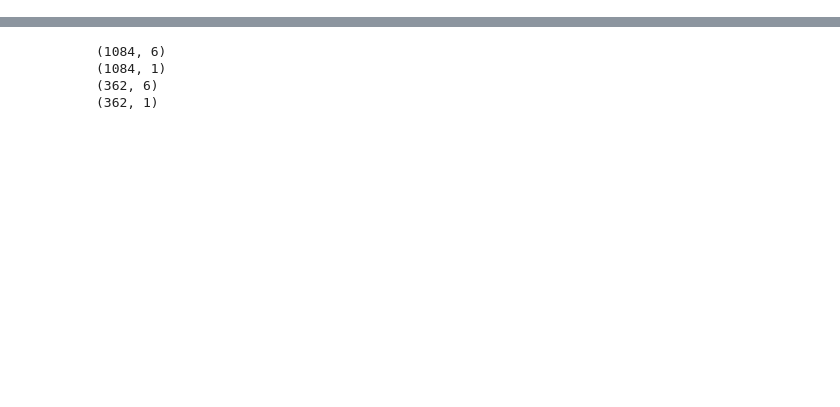
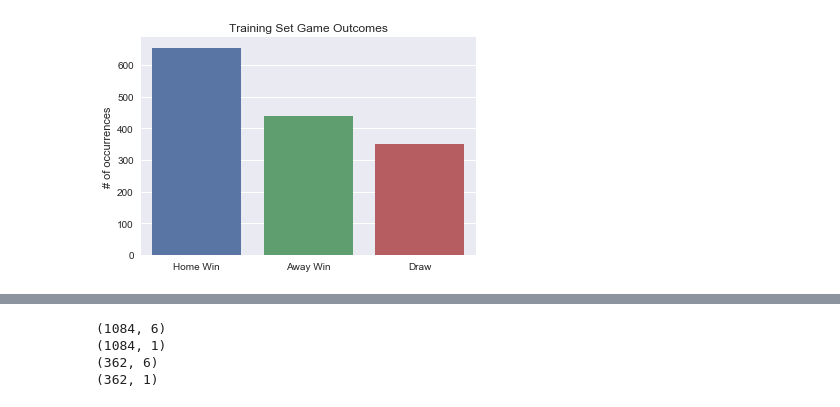
Before and after one commit to MikeStrenk/Modeling-the-World-Cup-2018, a Jupyter notebook: worldcup2018_predictions.ipynb, the cells around one changed output, grey strips where cells are left out. Saved outputs shown, nothing was run; the diff lists cells and outputs as text; code cells hidden in the pictures; blank space fills up the shorter version.

```diff
--- a/worldcup2018_predictions.ipynb
+++ b/worldcup2018_predictions.ipynb
@@ -330,0 +182,13 @@ print(y.shape)
+# %%
+sns.set()
+
+sns.barplot(x=['Home Win', 'Away Win', 'Draw'], y='Result', data=pd.DataFrame(league_results_df['Result'].value_counts()))
+
+plt.title('Training Set Game Outcomes')
+plt.ylabel('# of occurrences')
+
+
+plt.savefig('training_set_outcomes.png')
+plt.show()
+# %% [output]
+[figure, added]
```
Also changed, not shown: parts of 114 cells of this notebook, 8 other files.
